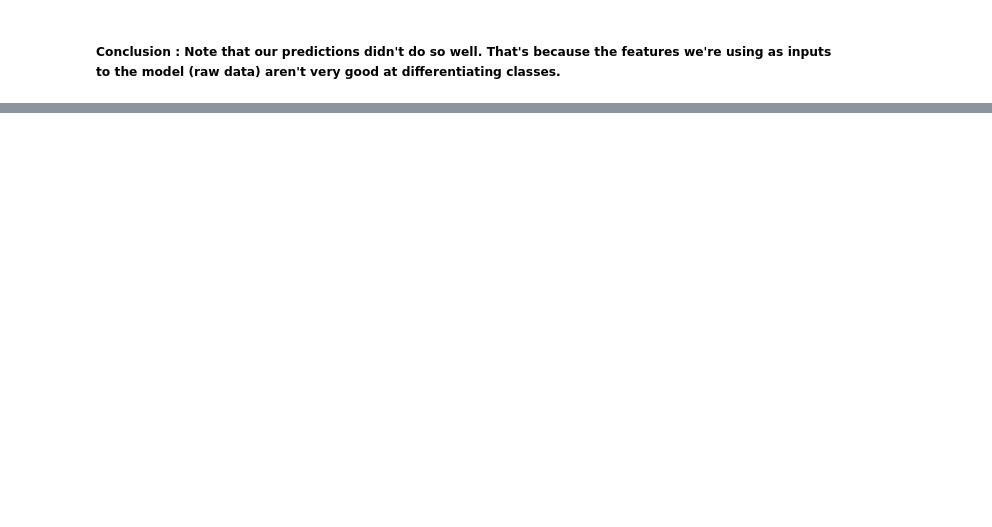
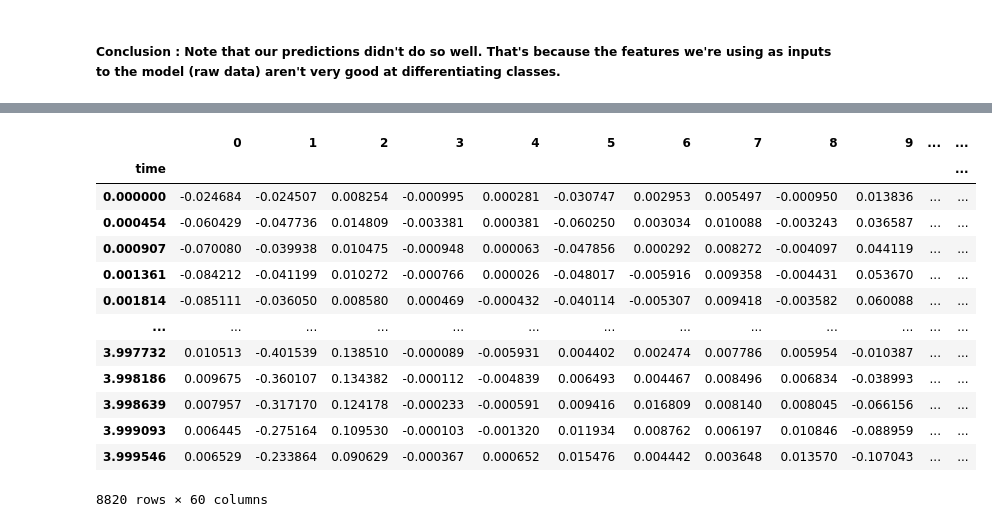
Before and after one commit to naikshubham/Forecasting-using-Python, a Jupyter notebook: ML-for-Time-Series-Data/code/ML for Time Series Data.ipynb, the cells around one changed output, grey strips where cells are left out. Cells and saved outputs as stored; diff of their text form; code cells hidden in the pictures; blank space fills up the shorter version.

Commit message:
time-series

```diff
--- a/ML-for-Time-Series-Data/code/ML for Time Series Data.ipynb
+++ b/ML-for-Time-Series-Data/code/ML for Time Series Data.ipynb
@@ -220,0 +224,18 @@ print(sum(predictions == y_test.squeeze()) / len(y_test))
+# %%
+audio = df
+audio
+# %% [output]
+|  | 0 | 1 | 2 | 3 | 4 | 5 | 6 | 7 | 8 | 9 | ... | ... |
+| time |  |  |  |  |  |  |  |  |  |  |  | ... |
+| 0.000000 | -0.024684 | -0.024507 | 0.008254 | -0.000995 | 0.000281 | -0.030747 | 0.002953 | 0.005497 | -0.000950 | 0.013836 | ... | ... |
+| 0.000454 | -0.060429 | -0.047736 | 0.014809 | -0.003381 | 0.000381 | -0.060250 | 0.003034 | 0.010088 | -0.003243 | 0.036587 | ... | ... |
+| 0.000907 | -0.070080 | -0.039938 | 0.010475 | -0.000948 | 0.000063 | -0.047856 | 0.000292 | 0.008272 | -0.004097 | 0.044119 | ... | ... |
+| 0.001361 | -0.084212 | -0.041199 | 0.010272 | -0.000766 | 0.000026 | -0.048017 | -0.005916 | 0.009358 | -0.004431 | 0.053670 | ... | ... |
+| 0.001814 | -0.085111 | -0.036050 | 0.008580 | 0.000469 | -0.000432 | -0.040114 | -0.005307 | 0.009418 | -0.003582 | 0.060088 | ... | ... |
+| ... | ... | ... | ... | ... | ... | ... | ... | ... | ... | ... | ... | ... |
+| 3.997732 | 0.010513 | -0.401539 | 0.138510 | -0.000089 | -0.005931 | 0.004402 | 0.002474 | 0.007786 | 0.005954 | -0.010387 | ... | ... |
+| 3.998186 | 0.009675 | -0.360107 | 0.134382 | -0.000112 | -0.004839 | 0.006493 | 0.004467 | 0.008496 | 0.006834 | -0.038993 | ... | ... |
+| 3.998639 | 0.007957 | -0.317170 | 0.124178 | -0.000233 | -0.000591 | 0.009416 | 0.016809 | 0.008140 | 0.008045 | -0.066156 | ... | ... |
+| 3.999093 | 0.006445 | -0.275164 | 0.109530 | -0.000103 | -0.001320 | 0.011934 | 0.008762 | 0.006197 | 0.010846 | -0.088959 | ... | ... |
+| 3.999546 | 0.006529 | -0.233864 | 0.090629 | -0.000367 | 0.000652 | 0.015476 | 0.004442 | 0.003648 | 0.013570 | -0.107043 | ... | ... |
+8820 rows × 60 columns
```
Also changed, not shown: parts of 15 cells of this notebook, 12 other files.
